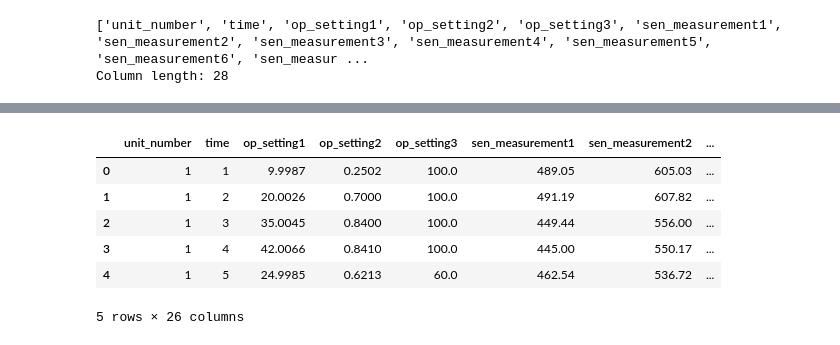
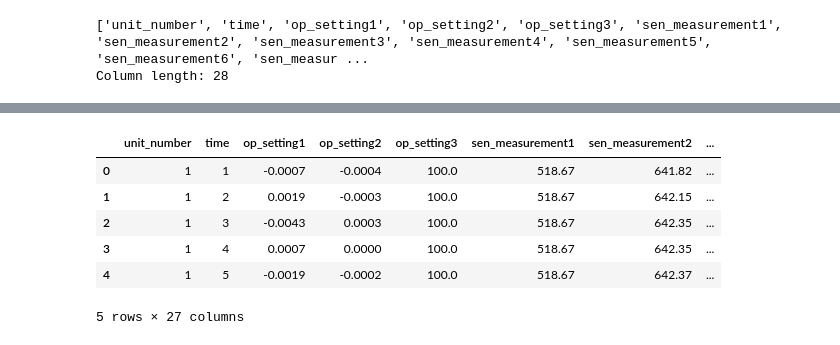
Before and after one commit to DeTa47/Turbofan-lifecycle-prediction, a Jupyter notebook: tubofan_data_parsing.ipynb, the cells around one changed output, grey strips where cells are left out. Drawn from its saved outputs; the diff is of its cells as text; code cells hidden in the pictures.

```diff
--- a/tubofan_data_parsing.ipynb
+++ b/tubofan_data_parsing.ipynb
@@ -36,11 +43,11 @@ newt_df.to_csv('test_FD002.csv',index=False)
 # %%
-sample = pd.read_csv('test_FD002.csv')
-sample.head()
+check = pd.read_csv('train_FD001.csv')
+check.head()
 # %% [output]
 |  | unit_number | time | op_setting1 | op_setting2 | op_setting3 | sen_measurement1 | sen_measurement2 | ... |
-| 0 | 1 | 1 | 9.9987 | 0.2502 | 100.0 | 489.05 | 605.03 | ... |
-| 1 | 1 | 2 | 20.0026 | 0.7000 | 100.0 | 491.19 | 607.82 | ... |
-| 2 | 1 | 3 | 35.0045 | 0.8400 | 100.0 | 449.44 | 556.00 | ... |
-| 3 | 1 | 4 | 42.0066 | 0.8410 | 100.0 | 445.00 | 550.17 | ... |
-| 4 | 1 | 5 | 24.9985 | 0.6213 | 60.0 | 462.54 | 536.72 | ... |
+| 0 | 1 | 1 | -0.0007 | -0.0004 | 100.0 | 518.67 | 641.82 | ... |
+| 1 | 1 | 2 | 0.0019 | -0.0003 | 100.0 | 518.67 | 642.15 | ... |
+| 2 | 1 | 3 | -0.0043 | 0.0003 | 100.0 | 518.67 | 642.35 | ... |
+| 3 | 1 | 4 | 0.0007 | 0.0000 | 100.0 | 518.67 | 642.35 | ... |
+| 4 | 1 | 5 | -0.0019 | -0.0002 | 100.0 | 518.67 | 642.37 | ... |
-5 rows × 26 columns
+5 rows × 27 columns
```
Also changed, not shown: parts of 7 cells of this notebook, 3 other files.
